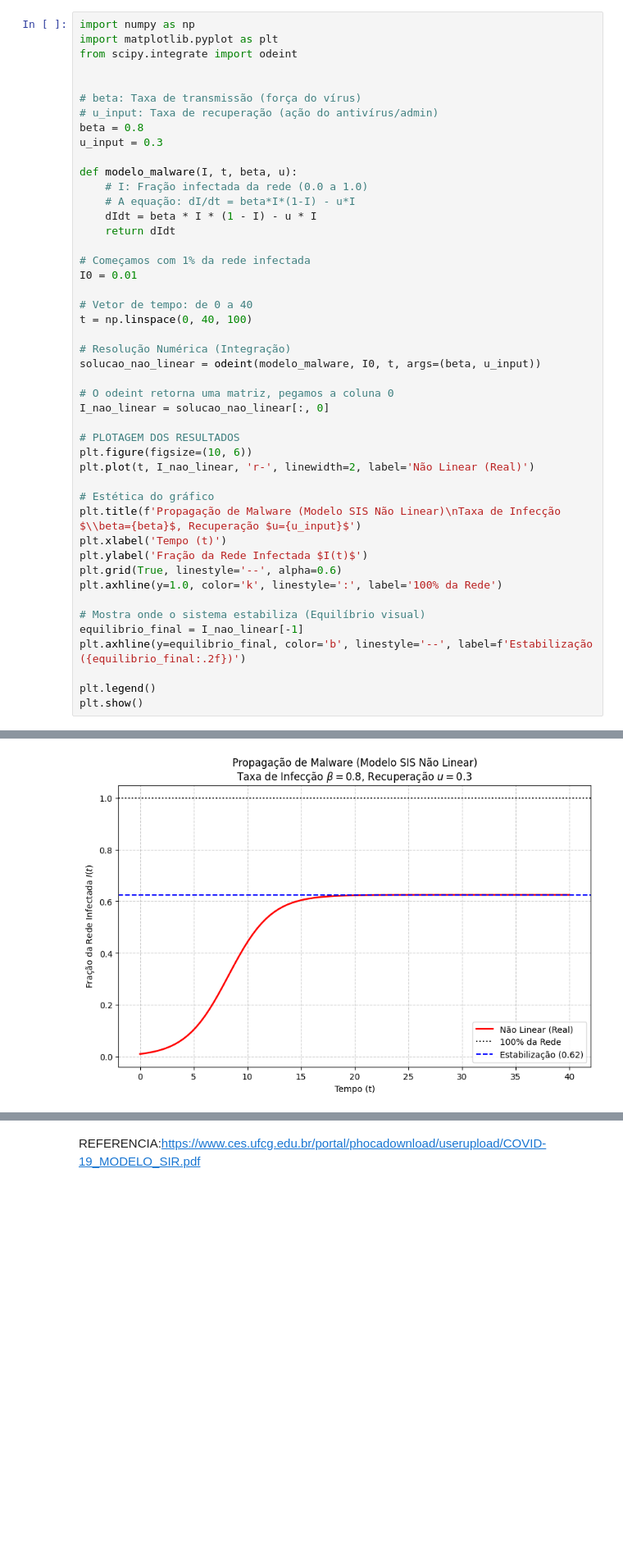
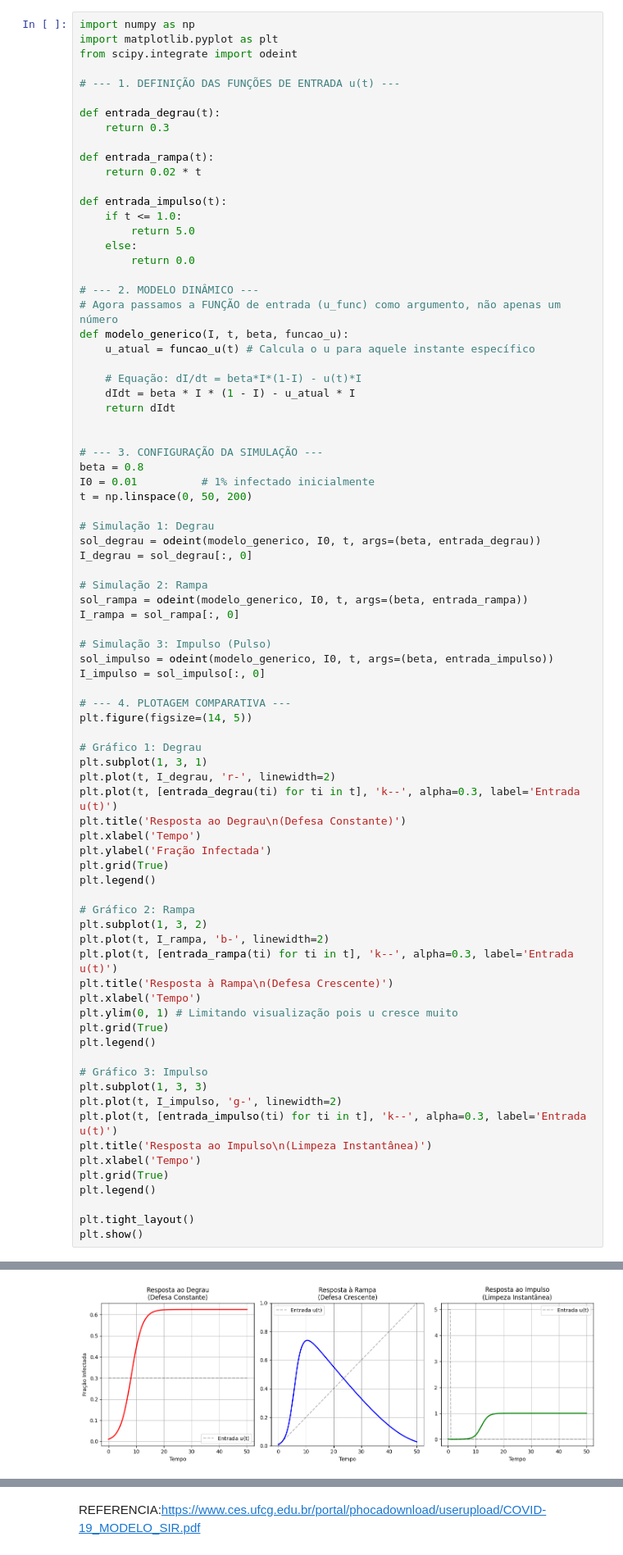
Before and after one commit to JoseRaimundo27/ModelagemSistemas, a Jupyter notebook: trabalho.ipynb, the cells around one changed output, grey strips where cells are left out. Shown at 82% size. Cells and saved outputs as stored; diff of their text form; blank space fills up the shorter version.

Commit message:
aplicando entradas degrau rampa e impulso

```diff
--- a/trabalho.ipynb
+++ b/trabalho.ipynb
@@ -81,45 +81,79 @@ import numpy as np
 import matplotlib.pyplot as plt
 from scipy.integrate import odeint
 
+# --- 1. DEFINIÇÃO DAS FUNÇÕES DE ENTRADA u(t) ---
 
-# beta: Taxa de transmissão (força do vírus)
-# u_input: Taxa de recuperação (ação do antivírus/admin)
-beta = 0.8
-u_input = 0.3
+def entrada_degrau(t):
+    return 0.3
 
-def modelo_malware(I, t, beta, u):
-    # I: Fração infectada da rede (0.0 a 1.0)
-    # A equação: dI/dt = beta*I*(1-I) - u*I
-    dIdt = beta * I * (1 - I) - u * I
+def entrada_rampa(t):
+    return 0.02 * t
+
+def entrada_impulso(t):
+    if t <= 1.0:
+        return 5.0
+    else:
+        return 0.0
+
+# --- 2. MODELO DINÂMICO ---
+# Agora passamos a FUNÇÃO de entrada (u_func) como argumento, não apenas um número
+def modelo_generico(I, t, beta, funcao_u):
+    u_atual = funcao_u(t) # Calcula o u para aquele instante específico
+
+    # Equação: dI/dt = beta*I*(1-I) - u(t)*I
+    dIdt = beta * I * (1 - I) - u_atual * I
     return dIdt
 
-# Começamos com 1% da rede infectada
-I0 = 0.01
 
-# Vetor de tempo: de 0 a 40
-t = np.linspace(0, 40, 100)
+# --- 3. CONFIGURAÇÃO DA SIMULAÇÃO ---
+beta = 0.8
+I0 = 0.01          # 1% infectado inicialmente
+t = np.linspace(0, 50, 200)
 
-# Resolução Numérica (Integração)
-solucao_nao_linear = odeint(modelo_malware, I0, t, args=(beta, u_input))
+# Simulação 1: Degrau
+sol_degrau = odeint(modelo_generico, I0, t, args=(beta, entrada_degrau))
+I_degrau = sol_degrau[:, 0]
 
-# O odeint retorna uma matriz, pegamos a coluna 0
-I_nao_linear = solucao_nao_linear[:, 0]
+# Simulação 2: Rampa
+sol_rampa = odeint(modelo_generico, I0, t, args=(beta, entrada_rampa))
+I_rampa = sol_rampa[:, 0]
 
-# PLOTAGEM DOS RESULTADOS
-plt.figure(figsize=(10, 6))
-plt.plot(t, I_nao_linear, 'r-', linewidth=2, label='Não Linear (Real)')
+# Simulação 3: Impulso (Pulso)
+sol_impulso = odeint(modelo_generico, I0, t, args=(beta, entrada_impulso))
+I_impulso = sol_impulso[:, 0]
 
-# Estética do gráfico
-plt.title(f'Propagação de Malware (Modelo SIS Não Linear)\nTaxa de Infecção $\\beta={beta}$, Recuperação $u={u_input}$')
-plt.xlabel('Tempo (t)')
-plt.ylabel('Fração da Rede Infectada $I(t)$')
-plt.grid(True, linestyle='--', alpha=0.6)
-plt.axhline(y=1.0, color='k', linestyle=':', label='100% da Rede')
+# --- 4. PLOTAGEM COMPARATIVA ---
+plt.figure(figsize=(14, 5))
 
-# Mostra onde o sistema estabiliza (Equilíbrio visual)
-equilibrio_final = I_nao_linear[-1]
-plt.axhline(y=equilibrio_final, color='b', linestyle='--', label=f'Estabilização ({equilibrio_final:.2f})')
+# Gráfico 1: Degrau
+plt.subplot(1, 3, 1)
+plt.plot(t, I_degrau, 'r-', linewidth=2)
+plt.plot(t, [entrada_degrau(ti) for ti in t], 'k--', alpha=0.3, label='Entrada u(t)')
+plt.title('Resposta ao Degrau\n(Defesa Constante)')
+plt.xlabel('Tempo')
+plt.ylabel('Fração Infectada')
+plt.grid(True)
+plt.legend()
 
+# Gráfico 2: Rampa
+plt.subplot(1, 3, 2)
+plt.plot(t, I_rampa, 'b-', linewidth=2)
+plt.plot(t, [entrada_rampa(ti) for ti in t], 'k--', alpha=0.3, label='Entrada u(t)')
+plt.title('Resposta à Rampa\n(Defesa Crescente)')
+plt.xlabel('Tempo')
+plt.ylim(0, 1) # Limitando visualização pois u cresce muito
+plt.grid(True)
 plt.legend()
+
+# Gráfico 3: Impulso
+plt.subplot(1, 3, 3)
+plt.plot(t, I_impulso, 'g-', linewidth=2)
+plt.plot(t, [entrada_impulso(ti) for ti in t], 'k--', alpha=0.3, label='Entrada u(t)')
+plt.title('Resposta ao Impulso\n(Limpeza Instantânea)')
+plt.xlabel('Tempo')
+plt.grid(True)
+plt.legend()
+
+plt.tight_layout()
 plt.show()
 # %% [output]
@@ -126,2 +161,2 @@ plt.show()
-[figure, old version]
+[figure, new version]
 # %%
```
Also changed, not shown: parts of 3 cells of this notebook.
